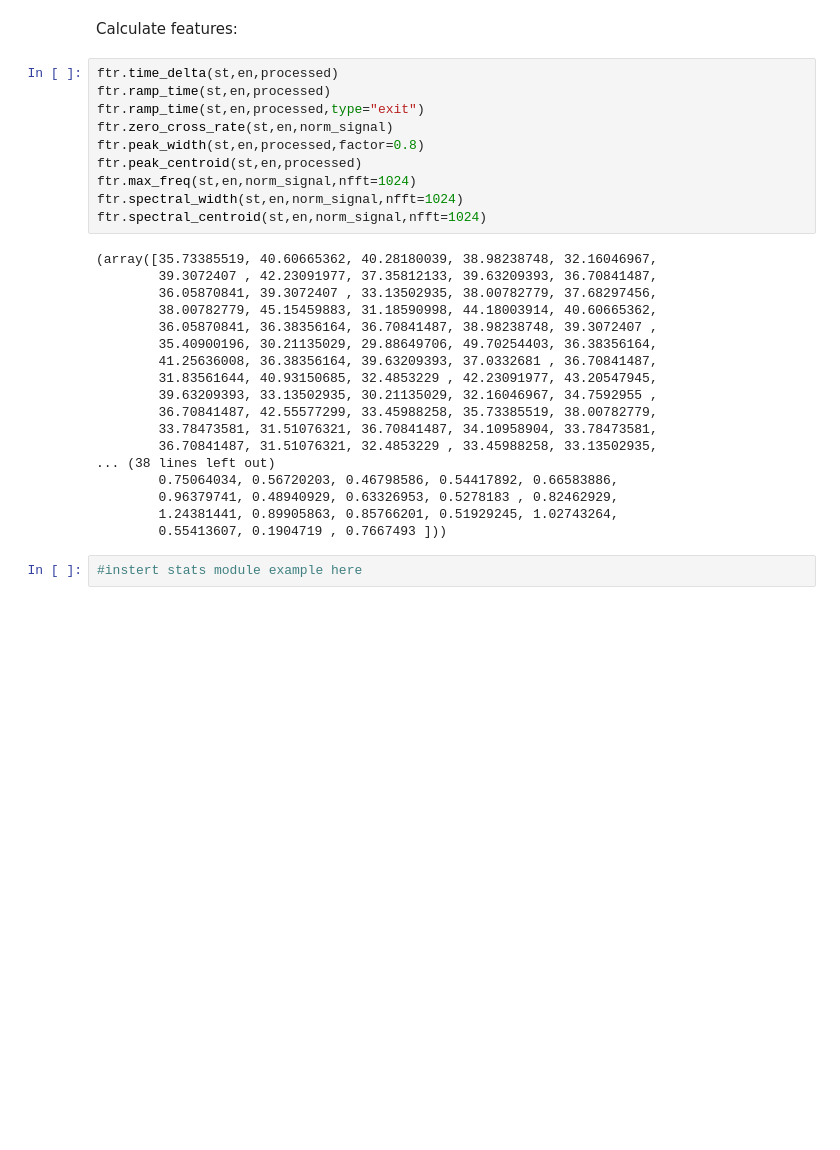
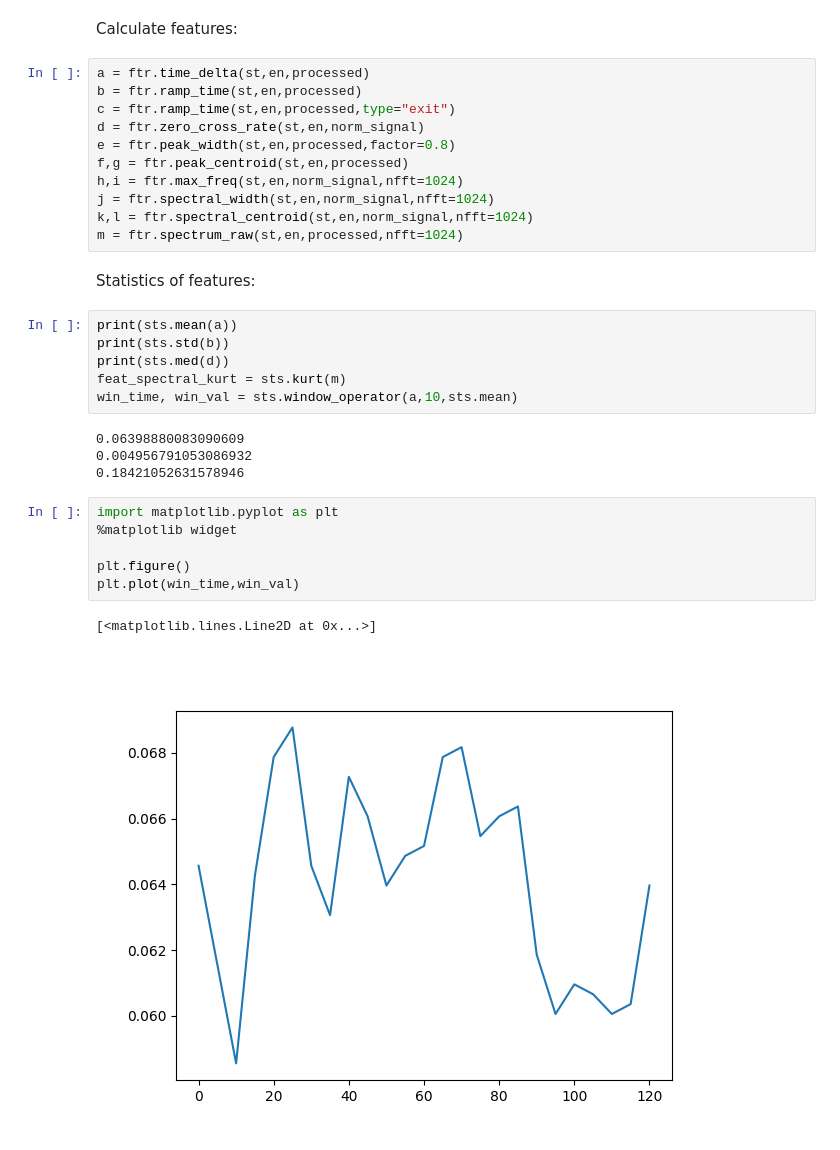
Before and after one commit to mulkr/pyPCG-toolbox, a Jupyter notebook: example_code.ipynb, the cells around one changed output. Drawn from its saved outputs; the diff is of its cells as text; blank space fills up the shorter version.

Commit message:
Update example code

```diff
--- a/example_code.ipynb
+++ b/example_code.ipynb
@@ -53,32 +54,34 @@ st,en = sgm.segment_peaks(s1,processed)
 # %% [markdown]
 Calculate features:
 # %%
-ftr.time_delta(st,en,processed)
-ftr.ramp_time(st,en,processed)
-ftr.ramp_time(st,en,processed,type="exit")
-ftr.zero_cross_rate(st,en,norm_signal)
-ftr.peak_width(st,en,processed,factor=0.8)
-ftr.peak_centroid(st,en,processed)
-ftr.max_freq(st,en,norm_signal,nfft=1024)
-ftr.spectral_width(st,en,norm_signal,nfft=1024)
-ftr.spectral_centroid(st,en,norm_signal,nfft=1024)
+a = ftr.time_delta(st,en,processed)
+b = ftr.ramp_time(st,en,processed)
+c = ftr.ramp_time(st,en,processed,type="exit")
+d = ftr.zero_cross_rate(st,en,norm_signal)
+e = ftr.peak_width(st,en,processed,factor=0.8)
+f,g = ftr.peak_centroid(st,en,processed)
+h,i = ftr.max_freq(st,en,norm_signal,nfft=1024)
+j = ftr.spectral_width(st,en,norm_signal,nfft=1024)
+k,l = ftr.spectral_centroid(st,en,norm_signal,nfft=1024)
+m = ftr.spectrum_raw(st,en,processed,nfft=1024)
-# %% [output]
-(array([35.73385519, 40.60665362, 40.28180039, 38.98238748, 32.16046967,
-        39.3072407 , 42.23091977, 37.35812133, 39.63209393, 36.70841487,
-        36.05870841, 39.3072407 , 33.13502935, 38.00782779, 37.68297456,
-        38.00782779, 45.15459883, 31.18590998, 44.18003914, 40.60665362,
-        36.05870841, 36.38356164, 36.70841487, 38.98238748, 39.3072407 ,
-        35.40900196, 30.21135029, 29.88649706, 49.70254403, 36.38356164,
-        41.25636008, 36.38356164, 39.63209393, 37.0332681 , 36.70841487,
-        31.83561644, 40.93150685, 32.4853229 , 42.23091977, 43.20547945,
-        39.63209393, 33.13502935, 30.21135029, 32.16046967, 34.7592955 ,
-        36.70841487, 42.55577299, 33.45988258, 35.73385519, 38.00782779,
-        33.78473581, 31.51076321, 36.70841487, 34.10958904, 33.78473581,
-        36.70841487, 31.51076321, 32.4853229 , 33.45988258, 33.13502935,
-... (38 lines left out)
-        0.75064034, 0.56720203, 0.46798586, 0.54417892, 0.66583886,
-        0.96379741, 0.48940929, 0.63326953, 0.5278183 , 0.82462929,
-        1.24381441, 0.89905863, 0.85766201, 0.51929245, 1.02743264,
-        0.55413607, 0.1904719 , 0.7667493 ]))
-# %%
-#instert stats module example here
+# %% [markdown]
+Statistics of features:
+# %%
+print(sts.mean(a))
+print(sts.std(b))
+print(sts.med(d))
+feat_spectral_kurt = sts.kurt(m)
+win_time, win_val = sts.window_operator(a,10,sts.mean)
+# %% [output]
+0.06398880083090609
+0.004956791053086932
+0.18421052631578946
+# %%
+import matplotlib.pyplot as plt
+%matplotlib widget
+
+plt.figure()
+plt.plot(win_time,win_val)
+# %% [output]
+[<matplotlib.lines.Line2D at 0x...>]
+[figure, added]
```
Also changed, not shown: parts of 2 cells of this notebook.
